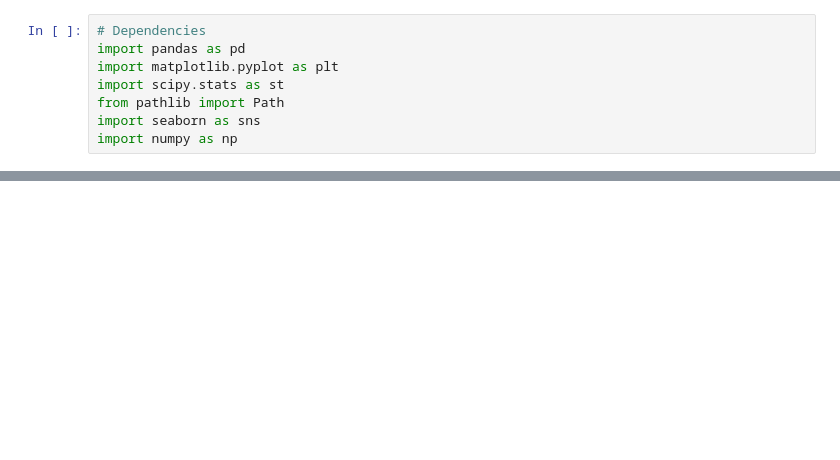
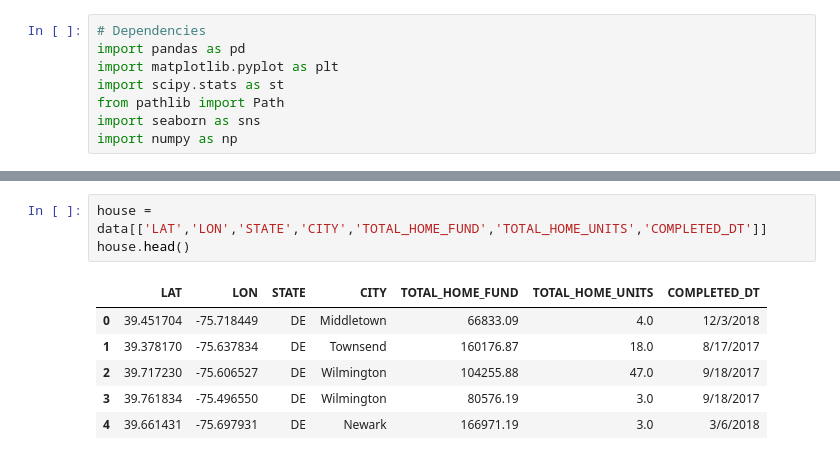
Before and after one commit to msills30/public-housing, a Jupyter notebook: Public_Housing.ipynb, the cells around one changed output, grey strips where cells are left out. Cells and saved outputs as stored; diff of their text form; blank space fills up the shorter version.

```diff
--- a/Public_Housing.ipynb
+++ b/Public_Housing.ipynb
@@ -16,3 +16,13 @@ data.head()
 | 2 | -75.606527 | 39.717230 | 3 | 9.000000e+14 | NEW CASTLE COUNTY | 61.0 | 3774.0 | 2062 | 223 N Augustine St | ... |
 | 3 | -75.496550 | 39.761834 | 4 | 9.000000e+14 | NEW CASTLE COUNTY | 61.0 | 3774.0 | 2063 | 700 River Rd Apt A | ... |
 | 4 | -75.697931 | 39.661431 | 5 | 9.000000e+14 | NEW CASTLE COUNTY | 61.0 | 3774.0 | 2067 | 135 Jeandell Dr | ... |
+# %%
+house = data[['LAT','LON','STATE','CITY','TOTAL_HOME_FUND','TOTAL_HOME_UNITS','COMPLETED_DT']]
+house.head()
+# %% [output]
+|  | LAT | LON | STATE | CITY | TOTAL_HOME_FUND | TOTAL_HOME_UNITS | COMPLETED_DT |
+| 0 | 39.451704 | -75.718449 | DE | Middletown | 66833.09 | 4.0 | 12/3/2018 |
+| 1 | 39.378170 | -75.637834 | DE | Townsend | 160176.87 | 18.0 | 8/17/2017 |
+| 2 | 39.717230 | -75.606527 | DE | Wilmington | 104255.88 | 47.0 | 9/18/2017 |
+| 3 | 39.761834 | -75.496550 | DE | Wilmington | 80576.19 | 3.0 | 9/18/2017 |
+| 4 | 39.661431 | -75.697931 | DE | Newark | 166971.19 | 3.0 | 3/6/2018 |
```
Also changed, not shown: parts of 8 cells of this notebook, 2 other files.
